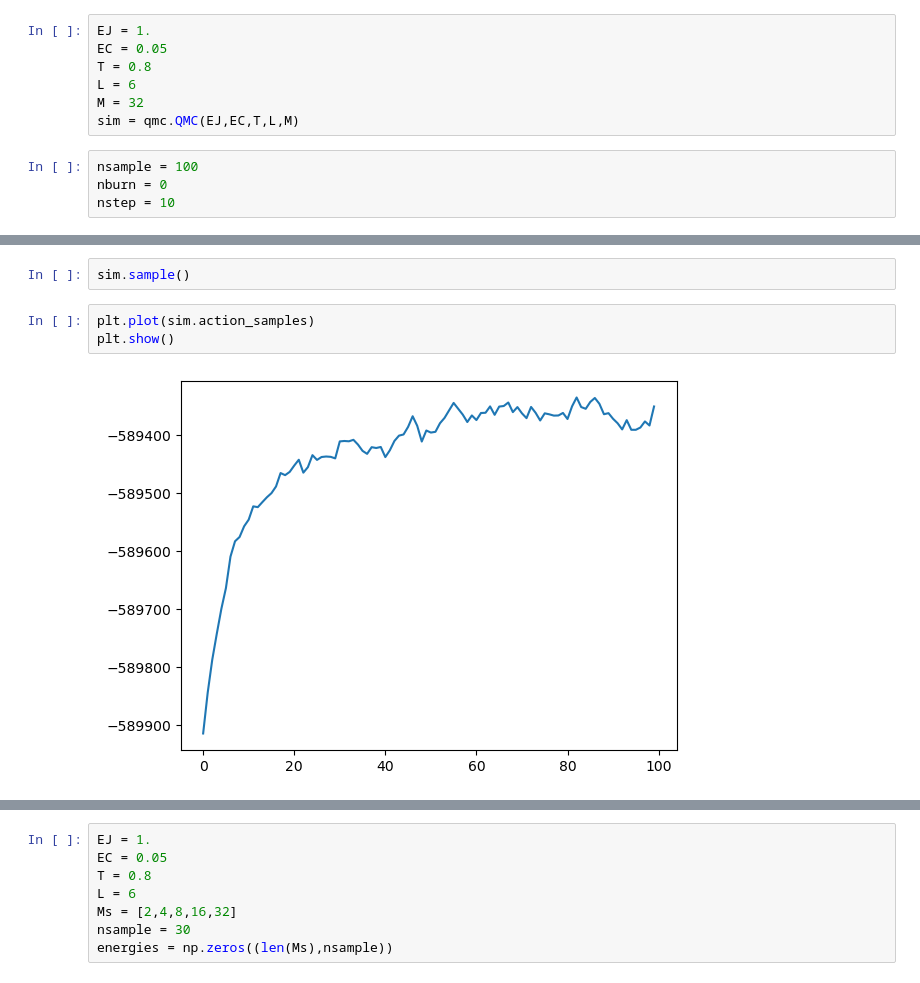
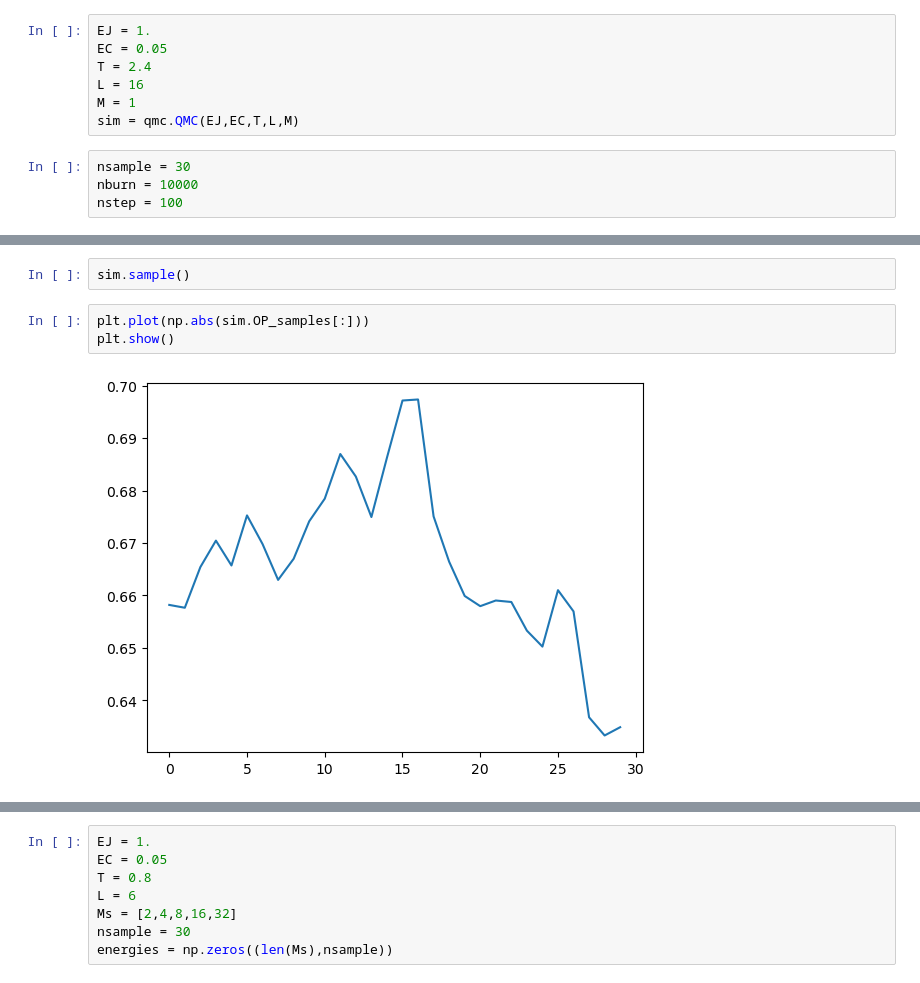
Before and after one commit to j-curtis/QMC_XY_rotor, a Jupyter notebook: testing.ipynb, the cells around one changed output, grey strips where cells are left out. Drawn from its saved outputs; the diff is of its cells as text.

```diff
--- a/testing.ipynb
+++ b/testing.ipynb
@@ -263,14 +263,14 @@ from matplotlib import colors as mclr
 # %%
 EJ = 1.
 EC = 0.05
-T = 0.8
-L = 6
-M = 32
+T = 2.4
+L = 16
+M = 1
 sim = qmc.QMC(EJ,EC,T,L,M)
 # %%
-nsample = 100
-nburn = 0
-nstep = 10
+nsample = 30
+nburn = 10000
+nstep = 100
 # %%
 sim.set_sampling(nburn,nsample,nstep)
 # %%
@@ -278,7 +278,7 @@ sim.burn()
 # %%
 sim.sample()
 # %%
-plt.plot(sim.action_samples)
+plt.plot(np.abs(sim.OP_samples[:]))
 plt.show()
 # %% [output]
-[figure, old version]
+[figure, new version]
```
Also changed, not shown: parts of 4 cells of this notebook, 1 other file.
